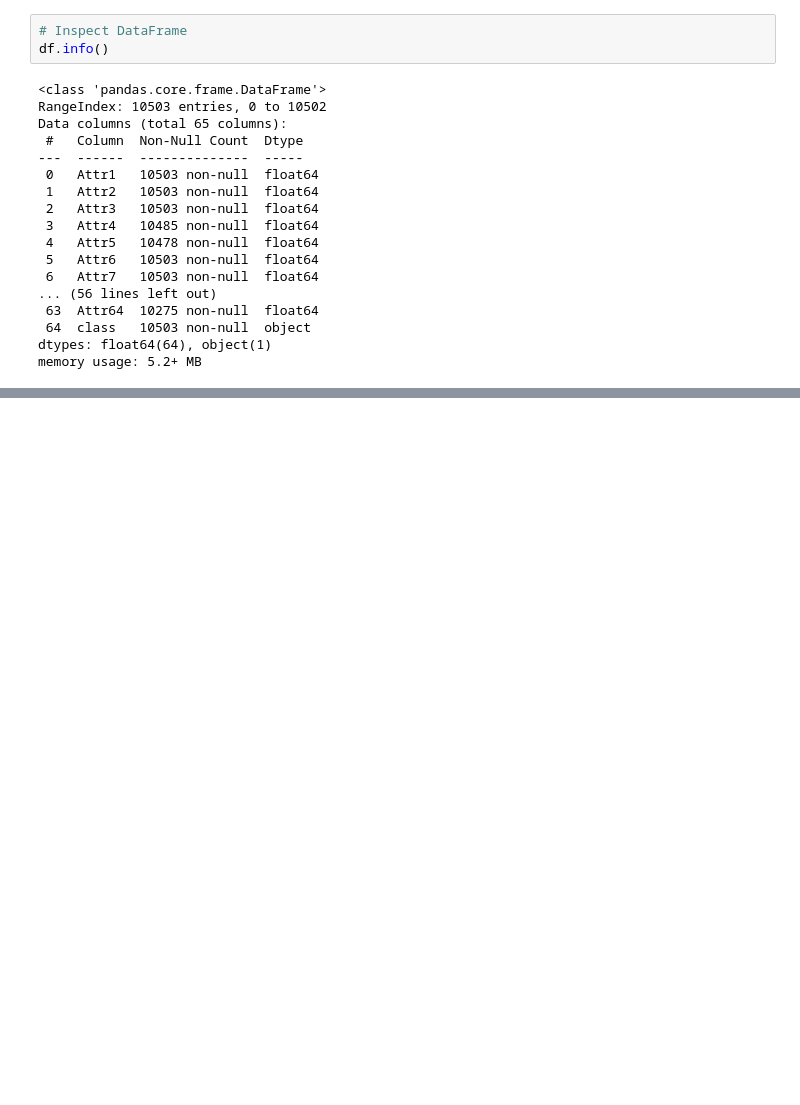
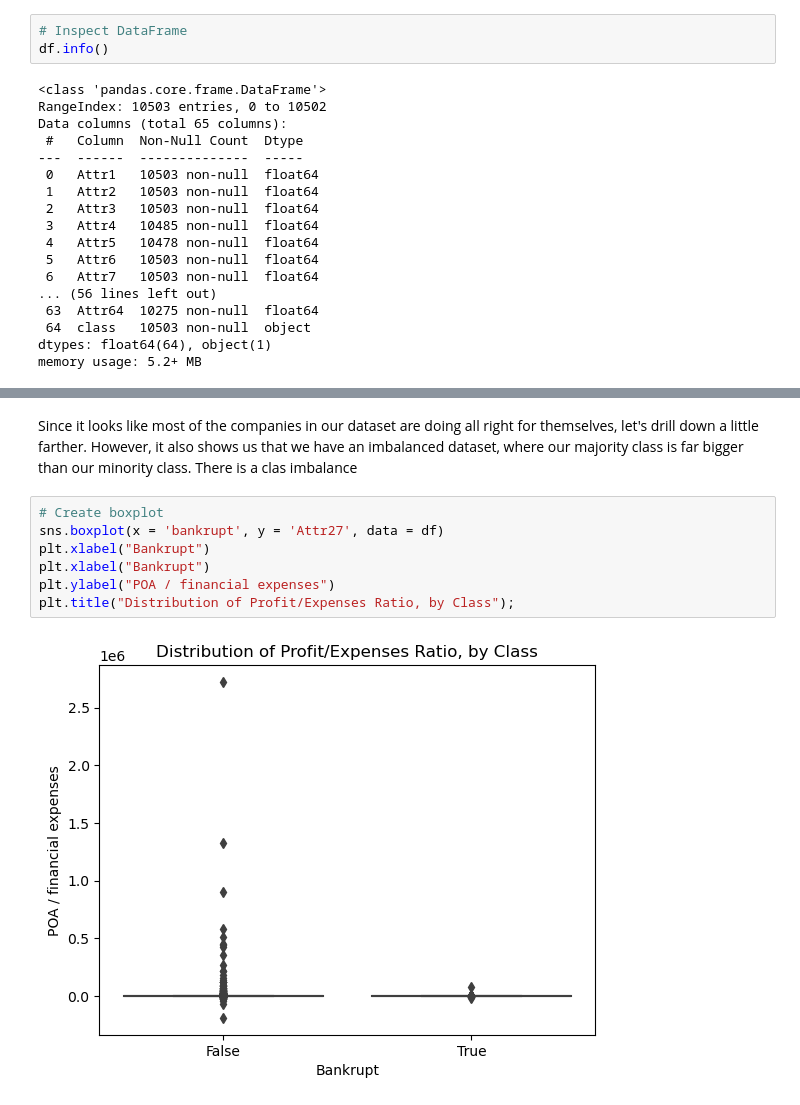
Before and after one commit to Johnnysnipes90/bankruptcy-prediction, a Jupyter notebook: notebook.ipynb, the cells around one changed output, grey strips where cells are left out. Cells and saved outputs as stored; diff of their text form; blank space fills up the shorter version.

```diff
--- a/notebook.ipynb
+++ b/notebook.ipynb
@@ -77,0 +107,11 @@ memory usage: 5.2+ MB
+# %% [markdown]
+Since it looks like most of the companies in our dataset are doing all right for themselves, let's drill down a little farther. However, it also shows us that we have an imbalanced dataset, where our majority class is far bigger than our minority class. There is a clas imbalance
+# %%
+# Create boxplot
+sns.boxplot(x = 'bankrupt', y = 'Attr27', data = df)
+plt.xlabel("Bankrupt")
+plt.xlabel("Bankrupt")
+plt.ylabel("POA / financial expenses")
+plt.title("Distribution of Profit/Expenses Ratio, by Class");
+# %% [output]
+[figure, added]
```
Also changed, not shown: parts of 9 cells of this notebook.
